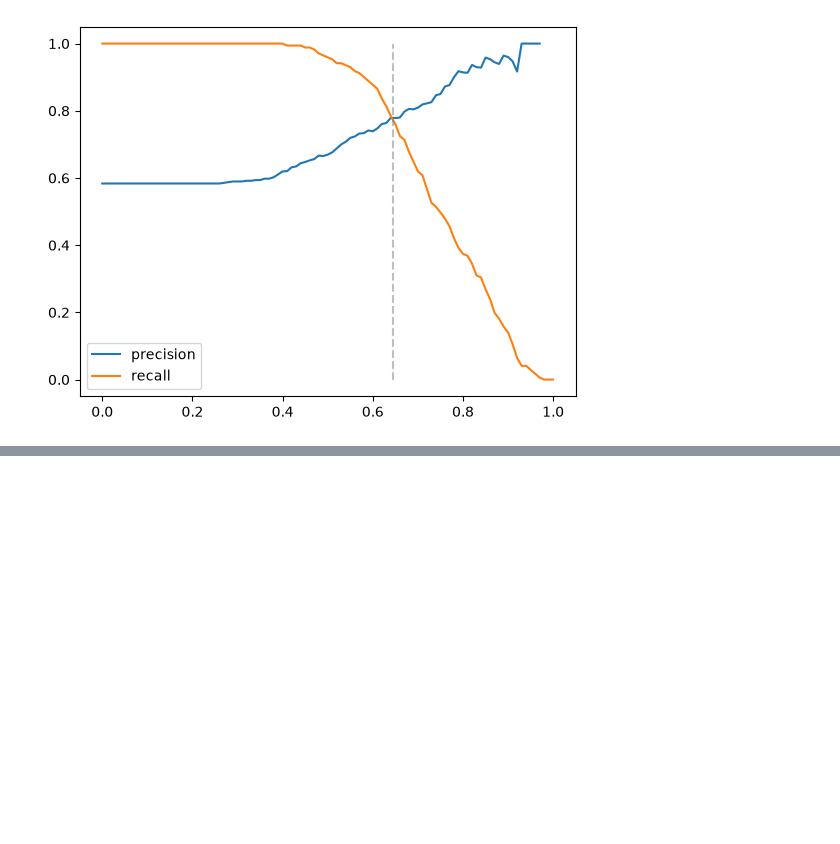
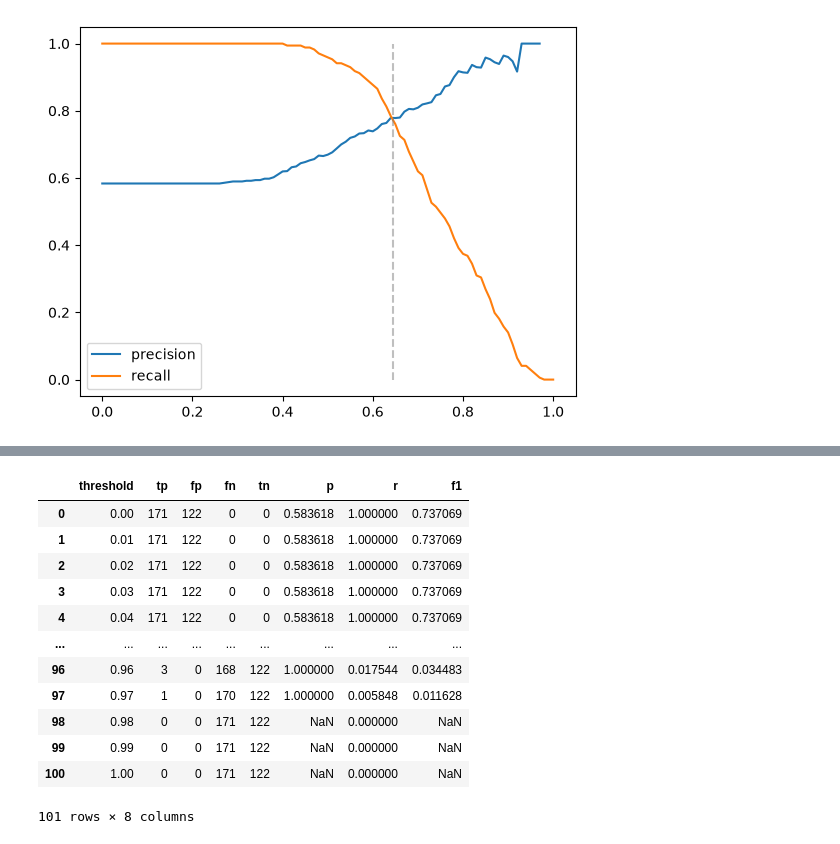
Before and after one commit to gilangbahana/ml-zoomcamp, a Jupyter notebook: 04-evaluation/Homework w4.ipynb, the cells around one changed output, grey strips where cells are left out. Cells and saved outputs as stored; diff of their text form; code cells hidden in the pictures; blank space fills up the shorter version.

```diff
--- a/04-evaluation/Homework w4.ipynb
+++ b/04-evaluation/Homework w4.ipynb
@@ -626,0 +622,16 @@ plt.show()
+# %%
+df_scores
+# %% [output]
+|  | threshold | tp | fp | fn | tn | p | r | f1 |
+| 0 | 0.00 | 171 | 122 | 0 | 0 | 0.583618 | 1.000000 | 0.737069 |
+| 1 | 0.01 | 171 | 122 | 0 | 0 | 0.583618 | 1.000000 | 0.737069 |
+| 2 | 0.02 | 171 | 122 | 0 | 0 | 0.583618 | 1.000000 | 0.737069 |
+| 3 | 0.03 | 171 | 122 | 0 | 0 | 0.583618 | 1.000000 | 0.737069 |
+| 4 | 0.04 | 171 | 122 | 0 | 0 | 0.583618 | 1.000000 | 0.737069 |
+| ... | ... | ... | ... | ... | ... | ... | ... | ... |
+| 96 | 0.96 | 3 | 0 | 168 | 122 | 1.000000 | 0.017544 | 0.034483 |
+| 97 | 0.97 | 1 | 0 | 170 | 122 | 1.000000 | 0.005848 | 0.011628 |
+| 98 | 0.98 | 0 | 0 | 171 | 122 | NaN | 0.000000 | NaN |
+| 99 | 0.99 | 0 | 0 | 171 | 122 | NaN | 0.000000 | NaN |
+| 100 | 1.00 | 0 | 0 | 171 | 122 | NaN | 0.000000 | NaN |
+101 rows × 8 columns
```
Also changed, not shown: parts of 19 cells of this notebook, 1 other file.
